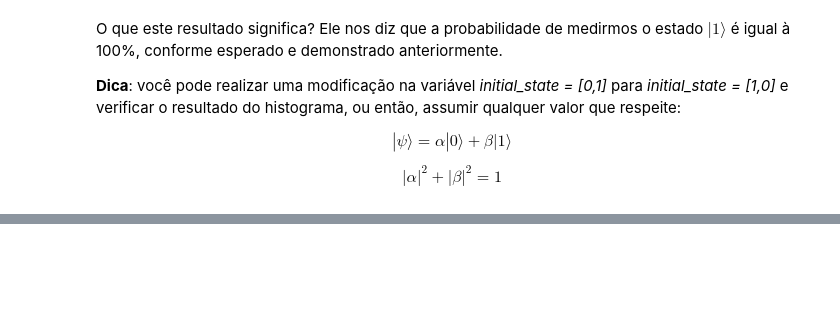
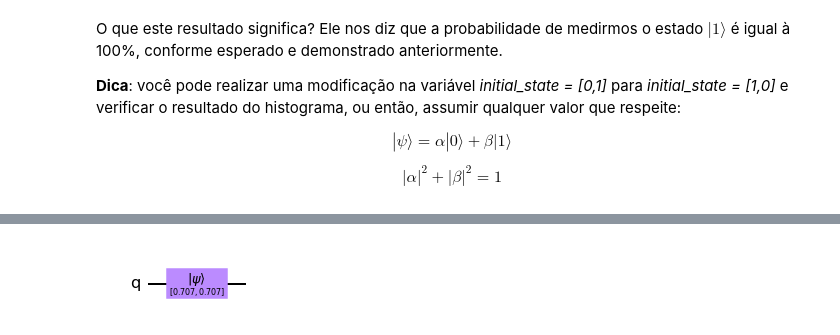
Before and after one commit to iron1894/Quantum, a Jupyter notebook: superposicao_pt1.ipynb, the cells around one changed output, grey strips where cells are left out. Drawn from its saved outputs; the diff is of its cells as text; code cells hidden in the pictures; blank space fills up the shorter version.

```diff
--- a/superposicao_pt1.ipynb
+++ b/superposicao_pt1.ipynb
@@ -138,0 +136,14 @@ $$|\alpha|^2 + |\beta|^2 = 1$$
+# %%
+# Criando um circuito quântico com apenas 1 qubit
+quantumCircuit = QuantumCircuit(1)
+
+#Variável que irá inicializar o nosso qubit em um estado de superposição
+initial_state = [1/np.sqrt(2),1/np.sqrt(2)]
+
+#Aqui, nós estamos fazendo com que o qubit da posição 0 (0th qubit) assuma o estado de superposição
+quantumCircuit.initialize(initial_state, 0)
+
+#Desenho do circuito
+quantumCircuit.draw('mpl')
+# %% [output]
+[figure, added]
```
Also changed, not shown: parts of 21 cells of this notebook.
